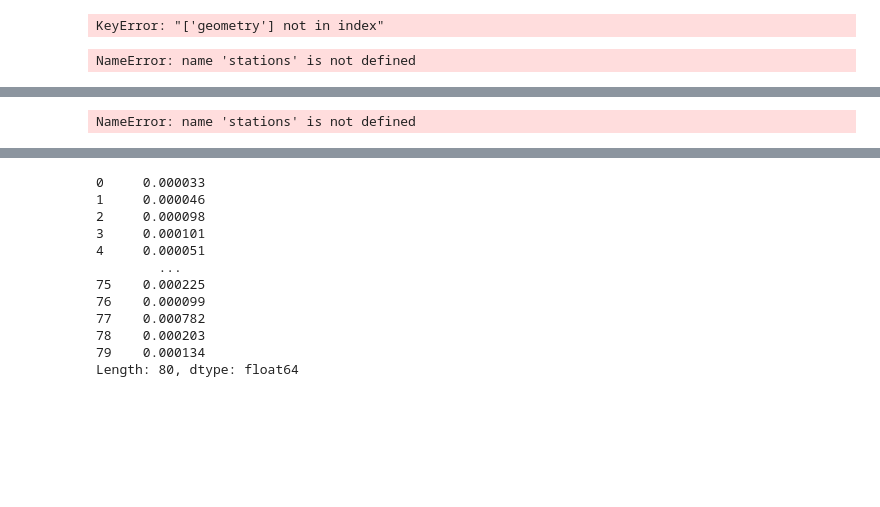
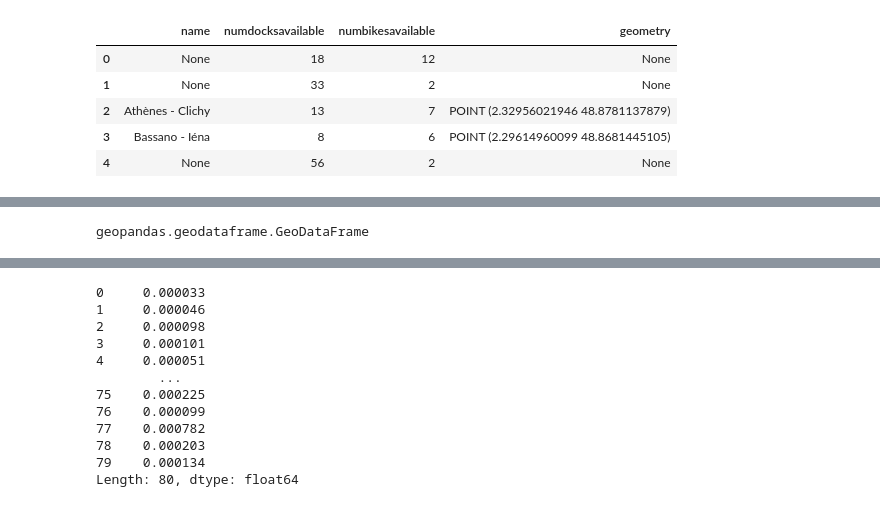
Before and after one commit to zavliju/belajar-visualisasi-paris, a Jupyter notebook: paris-vis.ipynb, the cells around one changed output, grey strips where cells are left out. Cells and saved outputs as stored; diff of their text form; code cells hidden in the pictures; blank space fills up the shorter version.

```diff
--- a/paris-vis.ipynb
+++ b/paris-vis.ipynb
@@ -9,13 +9,16 @@ from shapely.geometry import Point, Polygon
 # %%
 pd.options.display.max_rows = 10
 # %%
-stations = geopandas.read_file("stations-velib-disponibilites-en-temps-reel.geojson")
+stations = geopandas.read_file("velib-disponibilite-en-temps-reel.geojson")
-# %% [output]
-KeyError: "['geometry'] not in index"
 # %%
-stations[['status', 'name', 'bike_stands', 'available_bikes', 'geometry']].head()
+stations[['name', 'numdocksavailable', 'numbikesavailable', 'geometry']].head()
 # %% [output]
-NameError: name 'stations' is not defined
+|  | name | numdocksavailable | numbikesavailable | geometry |
+| 0 | None | 18 | 12 | None |
+| 1 | None | 33 | 2 | None |
+| 2 | Athènes - Clichy | 13 | 7 | POINT (2.32956021946 48.8781137879) |
+| 3 | Bassano - Iéna | 8 | 6 | POINT (2.29614960099 48.8681445105) |
+| 4 | None | 56 | 2 | None |
 # %%
 quartiers = geopandas.read_file("quartier_paris.geojson")
 # %%
@@ -30,7 +33,7 @@ quartiers.head()
 # %%
 type(stations)
 # %% [output]
-NameError: name 'stations' is not defined
+geopandas.geodataframe.GeoDataFrame
 # %%
 stations.geometry
 # %% [output]
```
Also changed, not shown: parts of 9 cells of this notebook.
